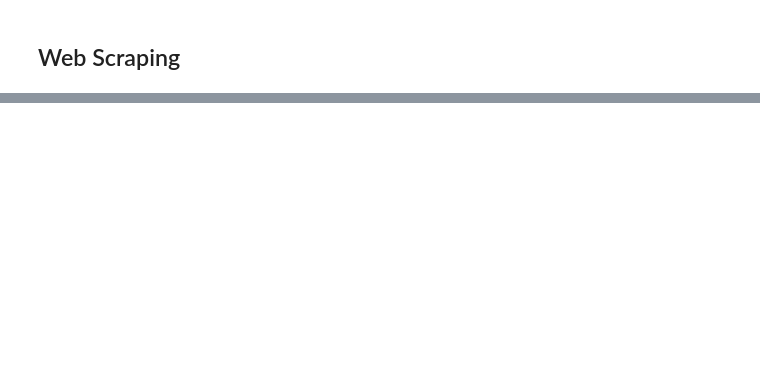
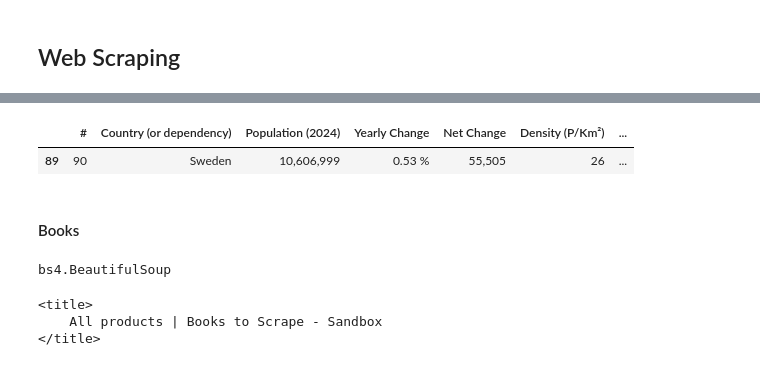
Before and after one commit to totatorbj/su-mt4007, a Jupyter notebook: HW5-investigatioin/HW5-investigation.ipynb, the cells around one changed output, grey strips where cells are left out. Saved outputs shown, nothing was run; the diff lists cells and outputs as text; code cells hidden in the pictures; blank space fills up the shorter version.

Commit message:
HW5 web scraped for 60 books
One article per book, has to be further scraped

```diff
--- a/HW5-investigatioin/HW5-investigation.ipynb
+++ b/HW5-investigatioin/HW5-investigation.ipynb
@@ -667,0 +672,27 @@ plt.tight_layout(pad = 0)
+# %%
+# import pandas as pd
+# import requests
+# from bs4 import BeautifulSoup
+
+URL = "https://www.worldometers.info/world-population/population-by-country/"
+r = requests.get(URL)
+
+html = BeautifulSoup(r.content) # If this line causes an error, run 'pip install html5lib' or install html5lib
+table = html.find("table", id="example2")
+
+thead = table.find("thead")
+tbody = table.find("tbody")
+
+columns = []
+for th in thead.find_all("th"):
+    columns.append(th.text)
+
+data = []
+for tr in tbody.find_all("tr"):
+    data.append(
+        [td.text for td in tr.find_all("td")]
+    )
+
+df = pd.DataFrame(data, columns=columns)
+# Or even more simply
+#df = pd.read_html(str(table))[0]
@@ -667,0 +723,8 @@ plt.tight_layout(pad = 0)
+# %%
+df[df.iloc[:,1]=='Sweden']
+# %% [output]
+|  | # | Country (or dependency) | Population (2024) | Yearly Change | Net Change | Density (P/Km²) | ... |
+| 89 | 90 | Sweden | 10,606,999 | 0.53 % | 55,505 | 26 | ... |
+# %% [markdown]
+
+#### Books
@@ -667,0 +745,4 @@ plt.tight_layout(pad = 0)
+# %%
+type(html_1)
+# %% [output]
+bs4.BeautifulSoup
@@ -667,0 +751,6 @@ plt.tight_layout(pad = 0)
+# %%
+html_1.title
+# %% [output]
+<title>
+    All products | Books to Scrape - Sandbox
+</title>
```
Also changed, not shown: parts of 46 cells of this notebook.
